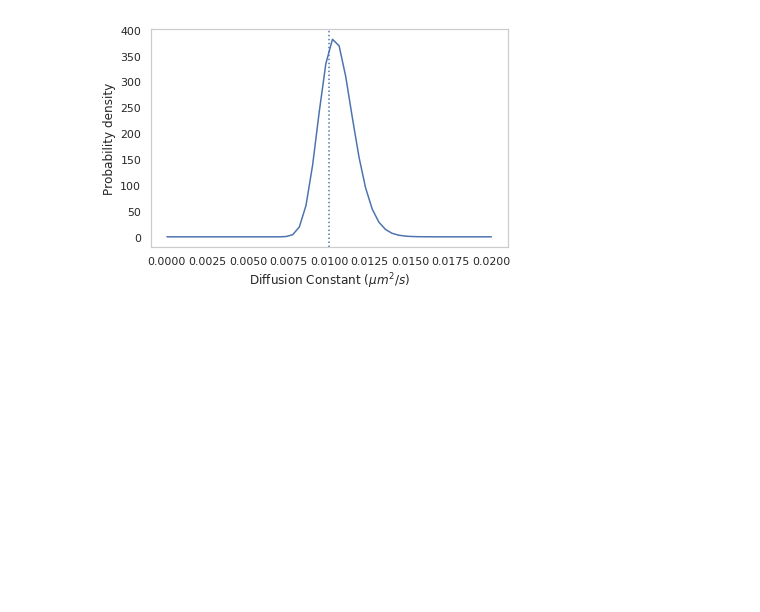
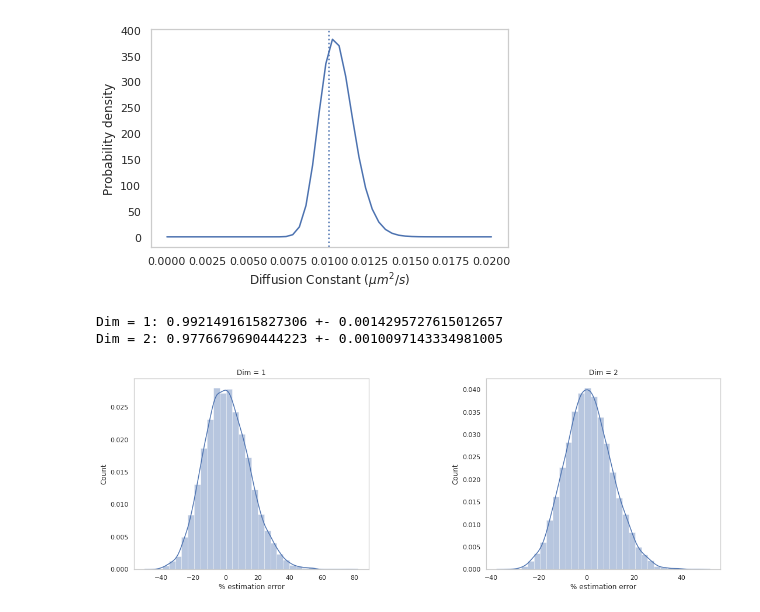
Before and after one commit to AllenCellModeling/diffusive_distinguishability, a Jupyter notebook: diffusive_distinguishability/figure_production.ipynb, the cells around one changed output. Saved outputs shown, nothing was run; the diff lists cells and outputs as text; code cells hidden in the pictures; blank space fills up the shorter version.

Commit message:
Added figures looking at error and abs error for short trajectories

```diff
--- a/diffusive_distinguishability/figure_production.ipynb
+++ b/diffusive_distinguishability/figure_production.ipynb
@@ -330,3 +330,9 @@ plt.tight_layout()
 plt.savefig('single_trajectory_2d_posterior.pdf',format='pdf')
 # %% [output]
 [figure]
+# %%
+p_error1 = hd.get_dim_error([1,2], 0.02, 100, 1, 10000, True, loc_std=0)
+# %% [output]
+Dim = 1: 0.9921491615827306 +- 0.0014295727615012657
+Dim = 2: 0.9776679690444223 +- 0.0010097143334981005
+[figure, added]
```
Also changed, not shown: parts of 9 cells of this notebook.
